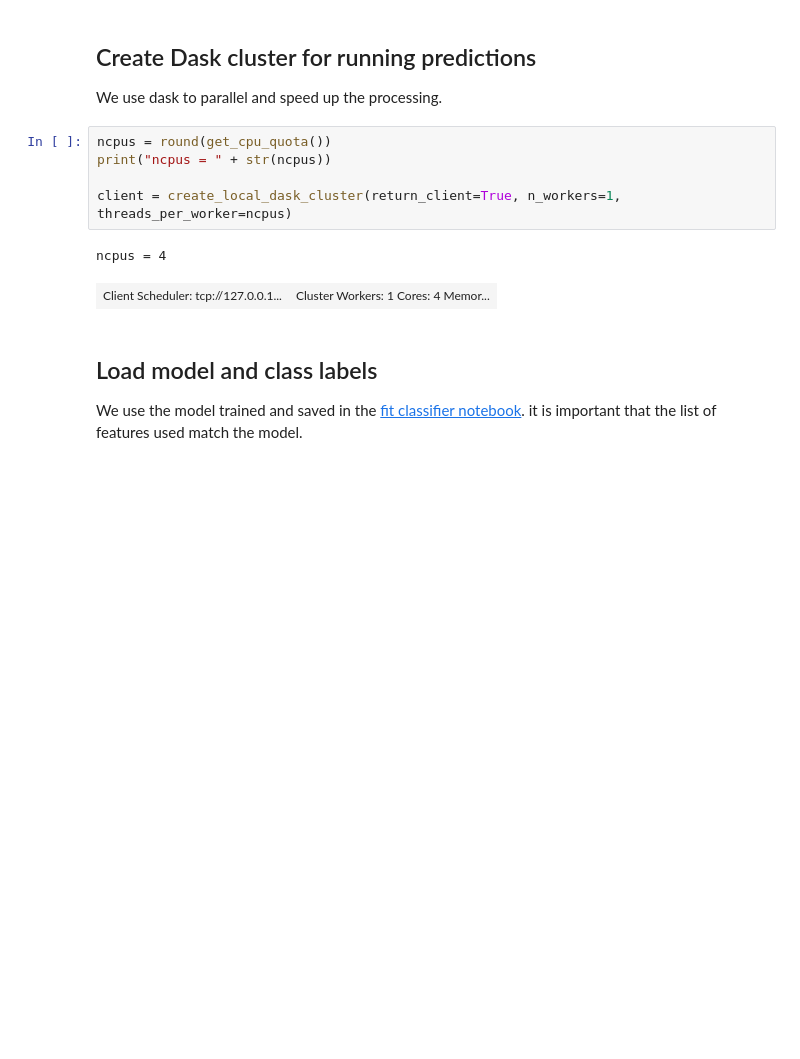
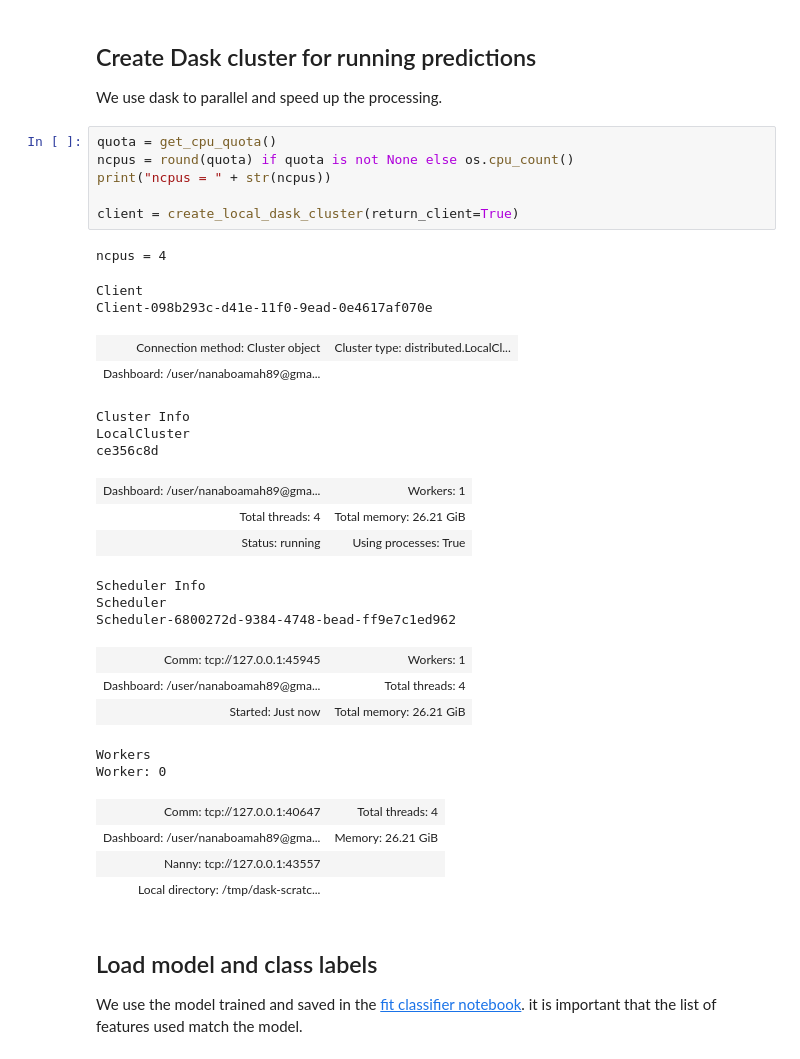
Before and after one commit to digitalearthafrica/FAO_crop_type, a Jupyter notebook: 6_Create_test_map.ipynb, the cells around one changed output. Drawn from its saved outputs; the diff is of its cells as text; blank space fills up the shorter version.

```diff
--- a/6_Create_test_map.ipynb
+++ b/6_Create_test_map.ipynb
@@ -46,13 +46,35 @@ from feature_collection import feature_layers
 
 We use dask to parallel and speed up the processing.
 # %%
-ncpus = round(get_cpu_quota())
+quota = get_cpu_quota()
+ncpus = round(quota) if quota is not None else os.cpu_count()
 print("ncpus = " + str(ncpus))
 
-client = create_local_dask_cluster(return_client=True, n_workers=1, threads_per_worker=ncpus)
+client = create_local_dask_cluster(return_client=True)
 # %% [output]
 ncpus = 4
+Client
+Client-098b293c-d41e-11f0-9ead-0e4617af070e
-| Client Scheduler: tcp://127.0.0.1... | Cluster Workers: 1 Cores: 4 Memor... |
+| Connection method: Cluster object | Cluster type: distributed.LocalCl... |
+| Dashboard: /user/nanaboamah89@gma... |  |
+Cluster Info
+LocalCluster
+ce356c8d
+| Dashboard: /user/nanaboamah89@gma... | Workers: 1 |
+| Total threads: 4 | Total memory: 26.21 GiB |
+| Status: running | Using processes: True |
+Scheduler Info
+Scheduler
+Scheduler-6800272d-9384-4748-bead-ff9e7c1ed962
+| Comm: tcp://127.0.0.1:45945 | Workers: 1 |
+| Dashboard: /user/nanaboamah89@gma... | Total threads: 4 |
+| Started: Just now | Total memory: 26.21 GiB |
+Workers
+Worker: 0
+| Comm: tcp://127.0.0.1:40647 | Total threads: 4 |
+| Dashboard: /user/nanaboamah89@gma... | Memory: 26.21 GiB |
+| Nanny: tcp://127.0.0.1:43557 |  |
+| Local directory: /tmp/dask-scratc... |  |
 # %% [markdown]
 ## Load model and class labels
 
```
Also changed, not shown: parts of 4 cells of this notebook, 7 other files.
